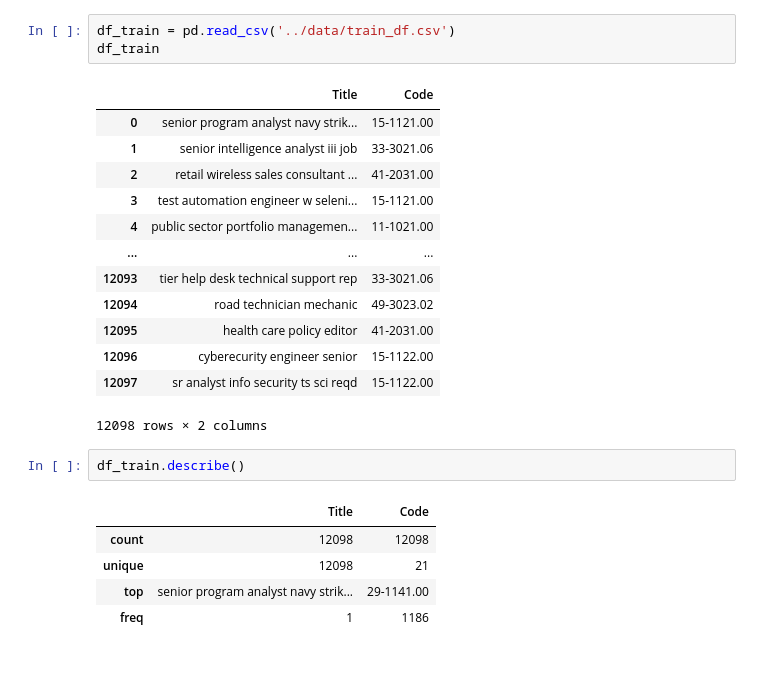
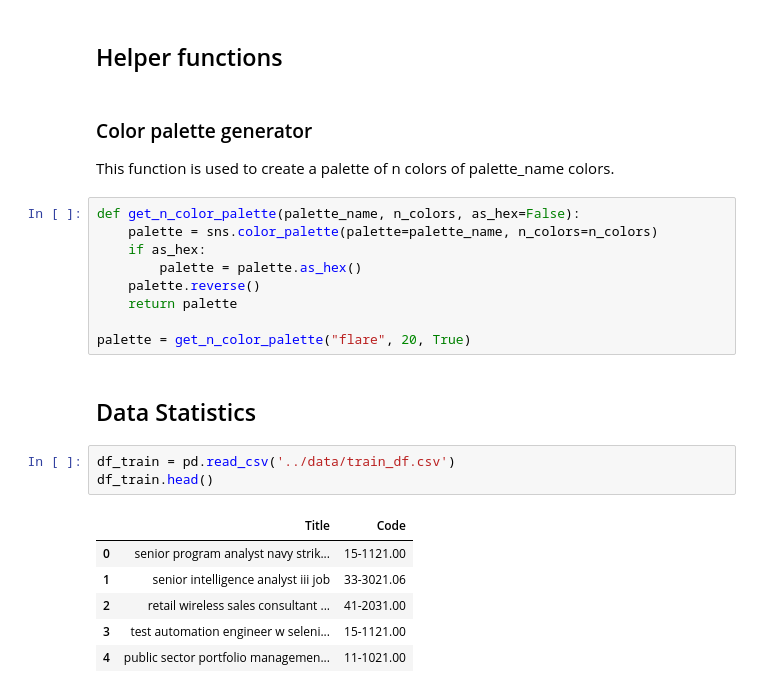
Before and after one commit to vtqveant/nrich-test-assignment, a Jupyter notebook: src/eda.ipynb, the cells around one changed output. Cells and saved outputs as stored; diff of their text form; blank space fills up the shorter version.

```diff
--- a/src/eda.ipynb
+++ b/src/eda.ipynb
@@ -24,25 +21,27 @@ df
+# %% [markdown]
+## Helper functions
+# %% [markdown]
+### Color palette generator
+
+This function is used to create a palette of n colors of palette_name colors.
+# %%
+def get_n_color_palette(palette_name, n_colors, as_hex=False):
+    palette = sns.color_palette(palette=palette_name, n_colors=n_colors)
+    if as_hex:
+        palette = palette.as_hex()
+    palette.reverse()
+    return palette
+
+palette = get_n_color_palette("flare", 20, True)
+# %% [markdown]
+## Data Statistics
 # %%
 df_train = pd.read_csv('../data/train_df.csv')
-df_train
+df_train.head()
 # %% [output]
 |  | Title | Code |
 | 0 | senior program analyst navy strik... | 15-1121.00 |
 | 1 | senior intelligence analyst iii job | 33-3021.06 |
 | 2 | retail wireless sales consultant ... | 41-2031.00 |
 | 3 | test automation engineer w seleni... | 15-1121.00 |
 | 4 | public sector portfolio managemen... | 11-1021.00 |
-| ... | ... | ... |
-| 12093 | tier help desk technical support rep | 33-3021.06 |
-| 12094 | road technician mechanic | 49-3023.02 |
-| 12095 | health care policy editor | 41-2031.00 |
-| 12096 | cyberecurity engineer senior | 15-1122.00 |
-| 12097 | sr analyst info security ts sci reqd | 15-1122.00 |
-12098 rows × 2 columns
-# %%
-df_train.describe()
-# %% [output]
-|  | Title | Code |
-| count | 12098 | 12098 |
-| unique | 12098 | 21 |
-| top | senior program analyst navy strik... | 29-1141.00 |
-| freq | 1 | 1186 |
```
Also changed, not shown: parts of 22 cells of this notebook, 3 other files.
